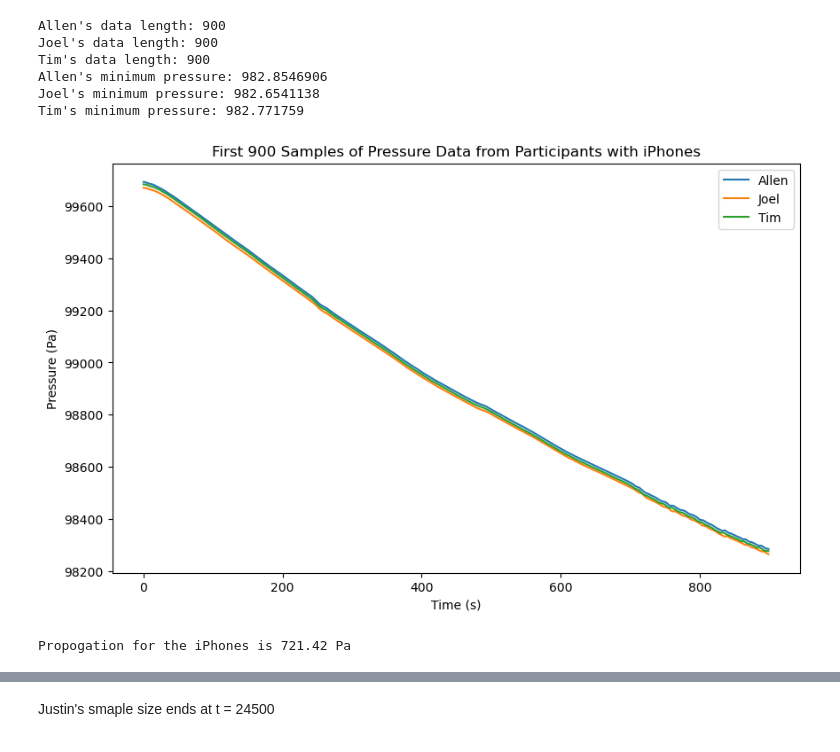
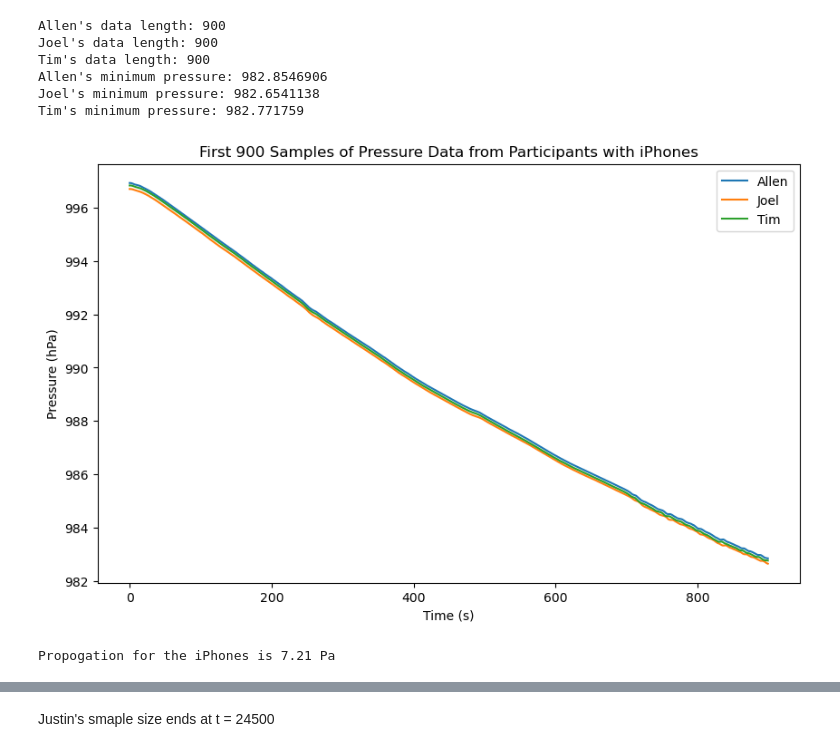
Before and after one commit to wizdaksh/Physics-III-Lab, a Jupyter notebook: Pressure and Temparture/lab2.ipynb, the cells around one changed output, grey strips where cells are left out. Saved outputs shown, nothing was run; the diff lists cells and outputs as text; code cells hidden in the pictures.

```diff
--- a/Pressure and Temparture/lab2.ipynb
+++ b/Pressure and Temparture/lab2.ipynb
@@ -117,23 +117,22 @@ Allen's minimum pressure: 982.8546906
 Joel's minimum pressure: 982.6541138
 Tim's minimum pressure: 982.771759
 # %%
-# Converting pressure from hPa to Pa
-allenCleaned = allenCleaned * 100
-joelCleaned = joelCleaned * 100
-timCleaned = timCleaned * 100
+allenCleaned = allenCleaned
+joelCleaned = joelCleaned
+timCleaned = timCleaned
 
 
 plt.figure(figsize=(10, 6))
 plt.plot(allenCleaned, label="Allen")
 plt.plot(joelCleaned, label="Joel")
 plt.plot(timCleaned, label="Tim")
 plt.xlabel("Time (s)")
-plt.ylabel("Pressure (Pa)")
+plt.ylabel("Pressure (hPa)")
 plt.legend()
 plt.title("First 900 Samples of Pressure Data from Participants with iPhones")
 plt.show()
 # %% [output]
-[figure, old version]
+[figure, new version]
 # %%
 # Physical Constants
 
@@ -167,7 +166,7 @@ timStdDev = np.std(timCleaned, ddof=1)
 iPhonePropogation = np.sqrt((allenStdDev**2 + joelStdDev**2 + timStdDev**2))
 print(f"Propogation for the iPhones is {round(iPhonePropogation, 2)} Pa")
 # %% [output]
-Propogation for the iPhones is 721.42 Pa
+Propogation for the iPhones is 7.21 Pa
 # %%
 # Clean up Justin's Android data by finding the start of the sample period
 sampleStartIndex = 2000 # Index to start looking for the sample period, ignoring the first 100 samples
```
Also changed, not shown: parts of 10 cells of this notebook, 1 other file.
